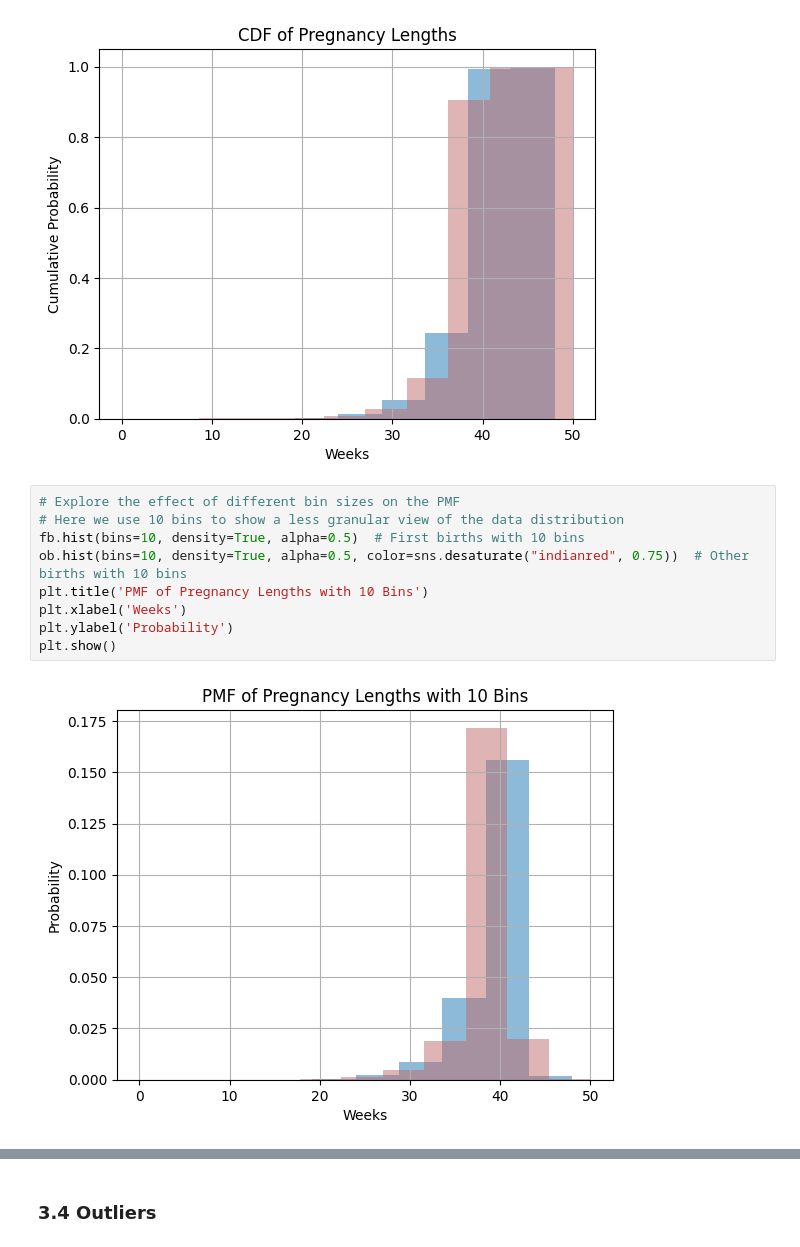
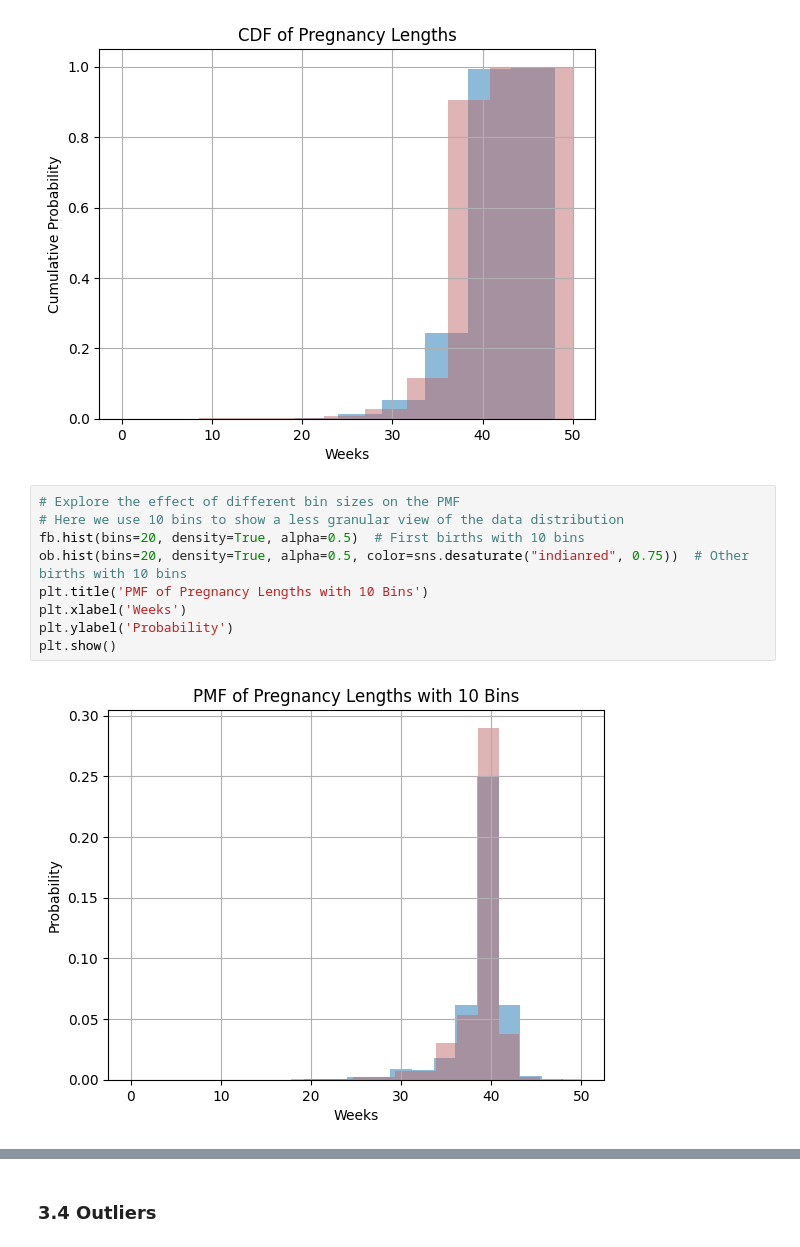
Before and after one commit to dbigman/nbs-4-master, a Jupyter notebook: s-401-404/Fundamental Statistics for Computer-Based Systems.ipynb, the cells around one changed output, grey strips where cells are left out. Saved outputs shown, nothing was run; the diff lists cells and outputs as text.

```diff
--- a/s-401-404/Fundamental Statistics for Computer-Based Systems.ipynb
+++ b/s-401-404/Fundamental Statistics for Computer-Based Systems.ipynb
@@ -818,14 +818,14 @@ plt.show()
 # %%
 # Explore the effect of different bin sizes on the PMF
 # Here we use 10 bins to show a less granular view of the data distribution
-fb.hist(bins=10, density=True, alpha=0.5)  # First births with 10 bins
-ob.hist(bins=10, density=True, alpha=0.5, color=sns.desaturate("indianred", 0.75))  # Other births with 10 bins
+fb.hist(bins=20, density=True, alpha=0.5)  # First births with 10 bins
+ob.hist(bins=20, density=True, alpha=0.5, color=sns.desaturate("indianred", 0.75))  # Other births with 10 bins
 plt.title('PMF of Pregnancy Lengths with 10 Bins')
 plt.xlabel('Weeks')
 plt.ylabel('Probability')
 plt.show()
 # %% [output]
-[figure, old version]
+[figure, new version]
 # %%
 # Plot step CDFs with 30 bins for a more granular view
 # The 'histtype' parameter set to 'step' creates a line plot for the histogram
```
Also changed, not shown: parts of 20 cells of this notebook, 54 other files.
